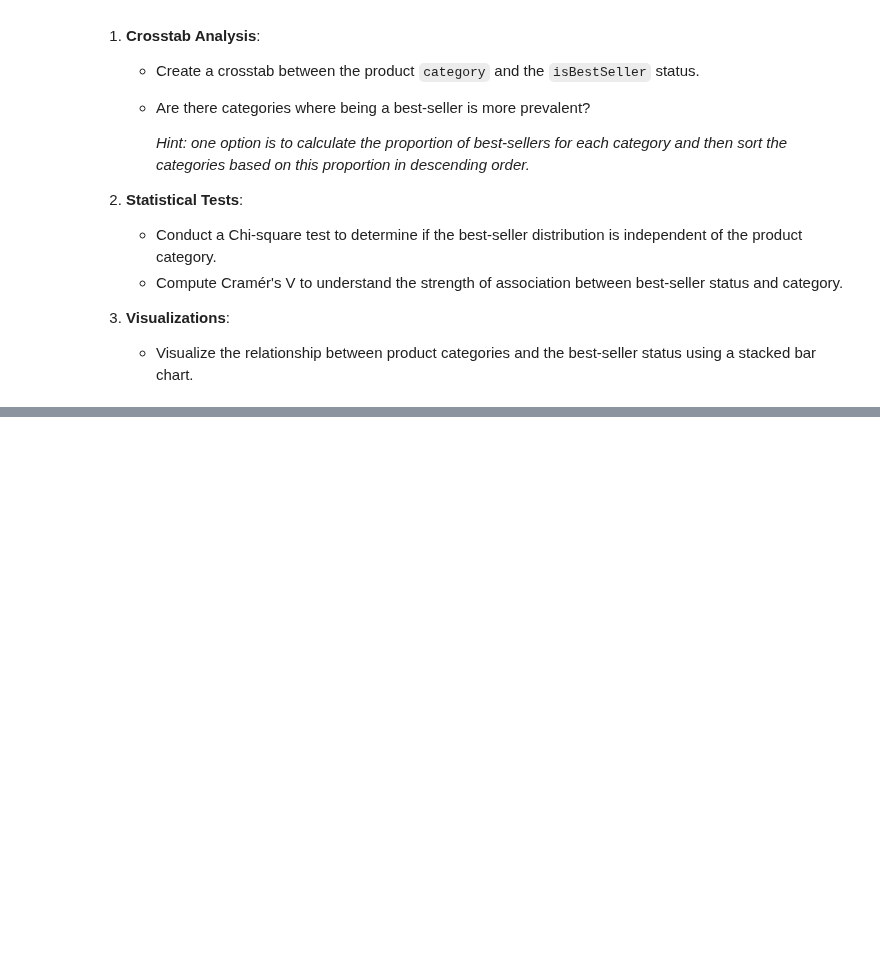
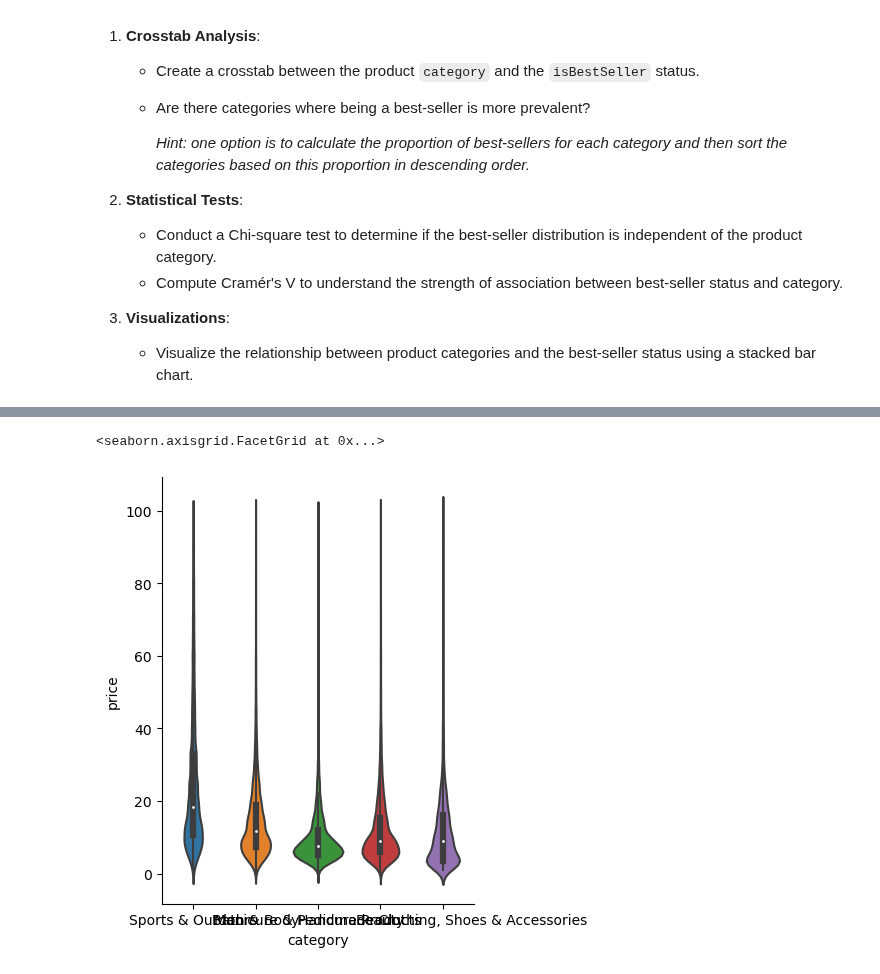
Before and after one commit to Federicosz/lab-eda-bivariate, a Jupyter notebook: FSZ_Solution.ipynb, the cells around one changed output, grey strips where cells are left out. Drawn from its saved outputs; the diff is of its cells as text; code cells hidden in the pictures; blank space fills up the shorter version.

```diff
--- a/FSZ_Solution.ipynb
+++ b/FSZ_Solution.ipynb
@@ -64,0 +102,26 @@ pd.crosstab(amz['category'],amz['isBestSeller'])
+# %%
+def tukeys_test_outliers(data):
+    Q1 = data.quantile(0.25)
+    Q3 = data.quantile(0.75)
+    IQR = Q3 - Q1
+
+    # Define bounds for the outliers
+    lower_bound = Q1 - 1.5 * IQR
+    upper_bound = Q3 + 1.5 * IQR
+
+    # Identify the outliers
+    outliers = data[(data < lower_bound) | (data > upper_bound)]
+
+    return outliers
+# %%
+# Preliminary Step
+outprice=tukeys_test_outliers(amz['price'])
+amz_price_normalize=amz[~amz['price'].isin(outprice)]
+# %%
+# Violin Plot
+filter5=amz_price_normalize['category'].value_counts().head(5).index.tolist()
+top5=amz_price_normalize[amz_price_normalize['category'].isin(filter5)]
+sns.catplot(data=top20,x='category',y='price',kind='violin')
+# %% [output]
+<seaborn.axisgrid.FacetGrid at 0x...>
+[figure, added]
```
Also changed, not shown: parts of 8 cells of this notebook.
